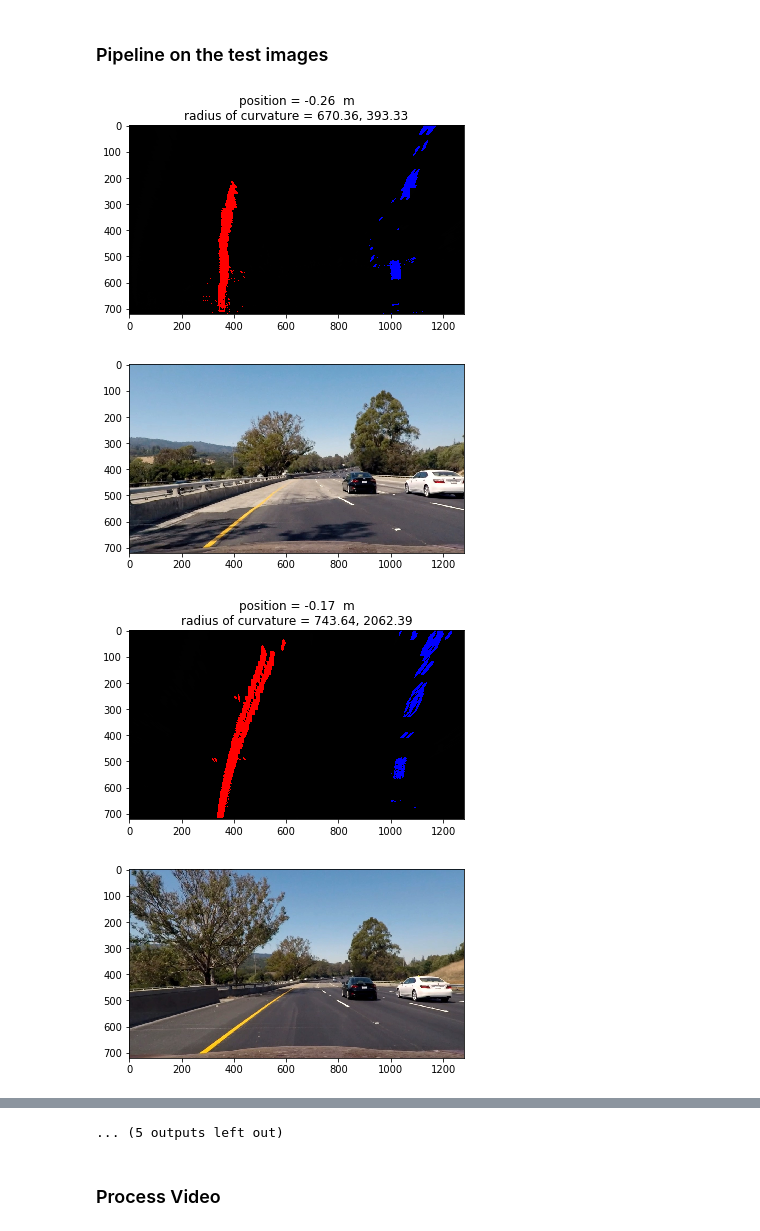
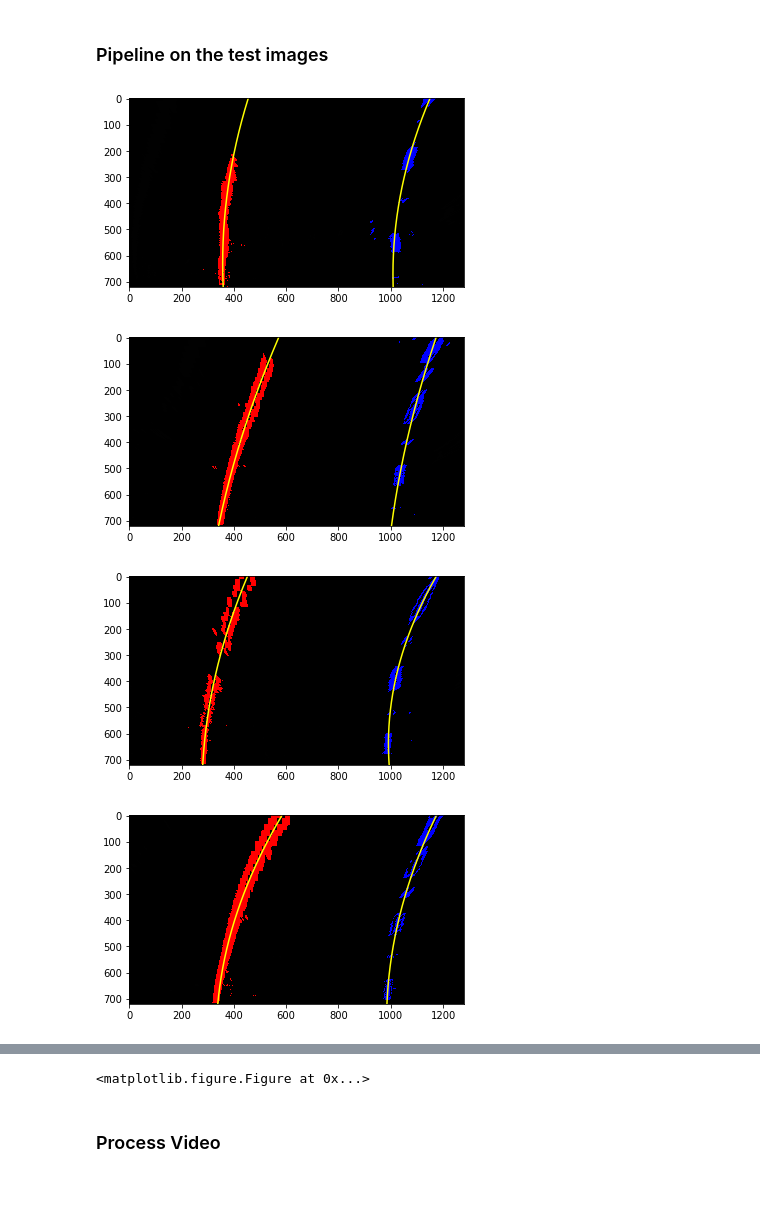
Before and after one commit to Kazutaka333/AdvancedLaneLineFinder, a Jupyter notebook: advancedLaneFinding.ipynb, the cells around one changed output, grey strips where cells are left out. Cells and saved outputs as stored; diff of their text form; code cells hidden in the pictures; blank space fills up the shorter version.

Commit message:
updated lane pixel

```diff
--- a/advancedLaneFinding.ipynb
+++ b/advancedLaneFinding.ipynb
@@ -72,7 +72,7 @@ plt.figure()
 ym_per_pix = 30/720 # meters per pixel in y dimension
 xm_per_pix = 3.7/700 # meters per pixel in x dimension
 
-def threshold_x_gradient(img, sobel_x_thresh=(15, 100)):
+def threshold_x_gradient(img, sobel_x_thresh=(20, 100)):
     gray = cv2.cvtColor(img, cv2.COLOR_RGB2GRAY)
 
     # Calculate Sobel x
@@ -208,8 +208,8 @@ def fit_polynomial_for_video(leftx, lefty, rightx, righty, out_img):
     right_fit = np.polyfit(righty, rightx, 2)
     l_line.setCurrentFit(left_fit)
     r_line.setCurrentFit(right_fit)
-#     left_fit = l_line.best_fit
-#     right_fit = r_line.best_fit
+    left_fit = l_line.best_fit
+    right_fit = r_line.best_fit
 
     ploty = np.linspace(0, out_img.shape[0]-1, out_img.shape[0])
     left_fitx = left_fit[0]*ploty**2 + left_fit[1]*ploty + left_fit[2]
@@ -330,39 +330,40 @@ for i, fname in enumerate(fnames):
     # measure radius of curvature
     left_curverad, right_curverad = measure_curvature_pixels(leftx, lefty, rightx, righty, out_img)
 
     # find the vichle's position with respect to the center of the lanes
     position = find_position(left_fitx, right_fitx, ploty, out_img)
     title = "position = %.2f  m\nradius of curvature = %.2f, %.2f"%(position,left_curverad,right_curverad)
-    plt.title(title)
+#     plt.title(title)
 
     # mark lane
     marked = mark_lane(left_fitx, right_fitx, ploty, out_img)
 
     # plot polinomials
-#     plt.plot(left_fitx, ploty, color='yellow')
-#     plt.plot(right_fitx, ploty, color='yellow')
+    plt.plot(left_fitx, ploty, color='yellow')
+    plt.plot(right_fitx, ploty, color='yellow')
 
     # unwarp
     inv_M = cv2.getPerspectiveTransform(dst, src)
     unwarped_mark = cv2.warpPerspective(marked, inv_M, img_size, flags=cv2.INTER_LINEAR)
     unwarped_lane = cv2.warpPerspective(out_img, inv_M, img_size, flags=cv2.INTER_LINEAR)
     result = cv2.addWeighted(undist, 1, unwarped_mark, 0.3, 0)
     result = cv2.addWeighted(result, 1, unwarped_lane, 0.5, 0)
     plt.imshow(out_img)
-    plt.figure()
-    plt.imshow(undist)
+#     plt.figure()
+#     plt.imshow(undist)
 
 # Save images
 #     plt.imsave(output_dir + "undist/" + fname[12:], undist)
 #     plt.imsave(output_dir + "sobel_s_channel_color/" + fname[12:], color_binary)
 #     plt.imsave(output_dir + "sobel_s_channel/" + fname[12:], combined, cmap="gray")
 #     plt.imsave(output_dir + "undist_warped/" + fname[12:], warped)
 #     plt.imsave(output_dir + "threshold_warped/" + fname[12:], warped, cmap="gray")
 #     plt.imsave(output_dir + "lane_pixel/" + fname[12:], out_img)
 #     plt.savefig(output_dir + "marked_lane/" + fname[12:])
+    plt.savefig(output_dir + "lane_pixel/" + fname[12:])
     plt.figure()
 # %% [output]
-[figure, old version]
+[figure, new version]
-[figure, old version]
+[figure, new version]
-[figure, old version]
+[figure, new version]
-[figure, old version]
+[figure, new version]
@@ -377,4 +374,4 @@ for i, fname in enumerate(fnames):
-... (5 outputs left out)
+<matplotlib.figure.Figure at 0x...>
 # %%
 # import library for video processing
 from moviepy.editor import VideoFileClip
```
Also changed, not shown: parts of 5 cells of this notebook, 9 other files.
